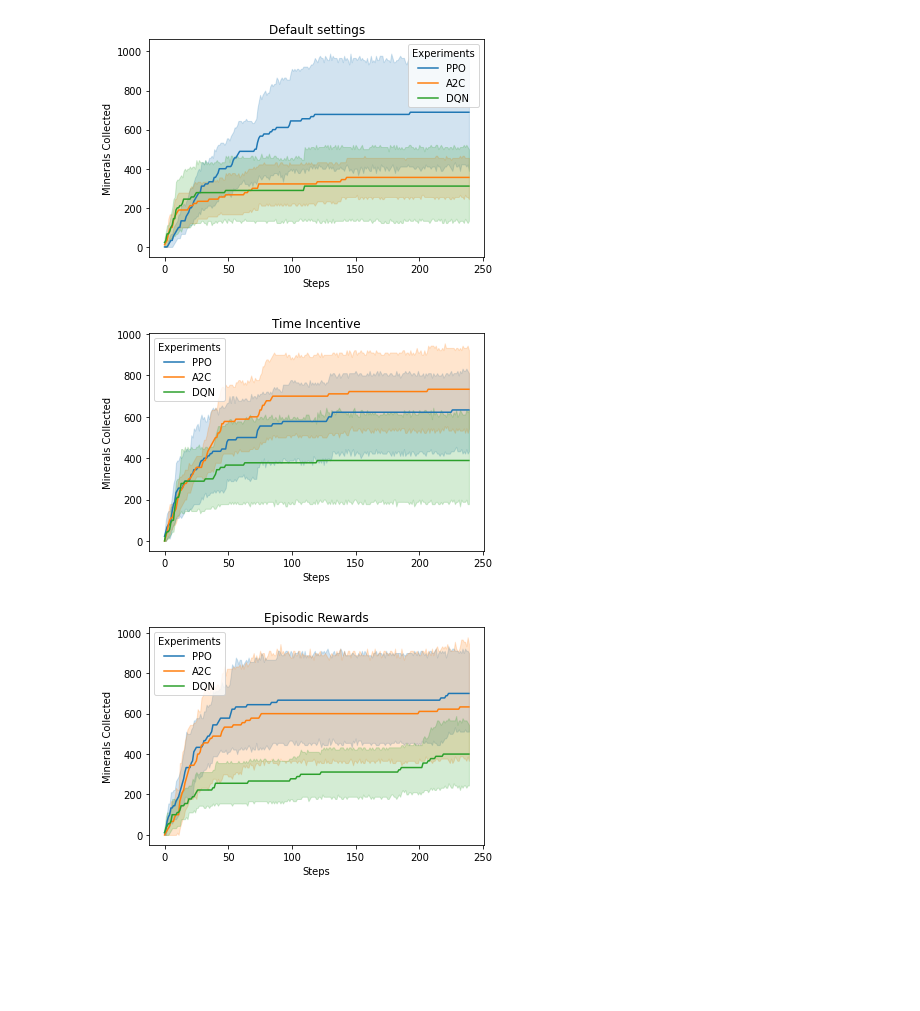
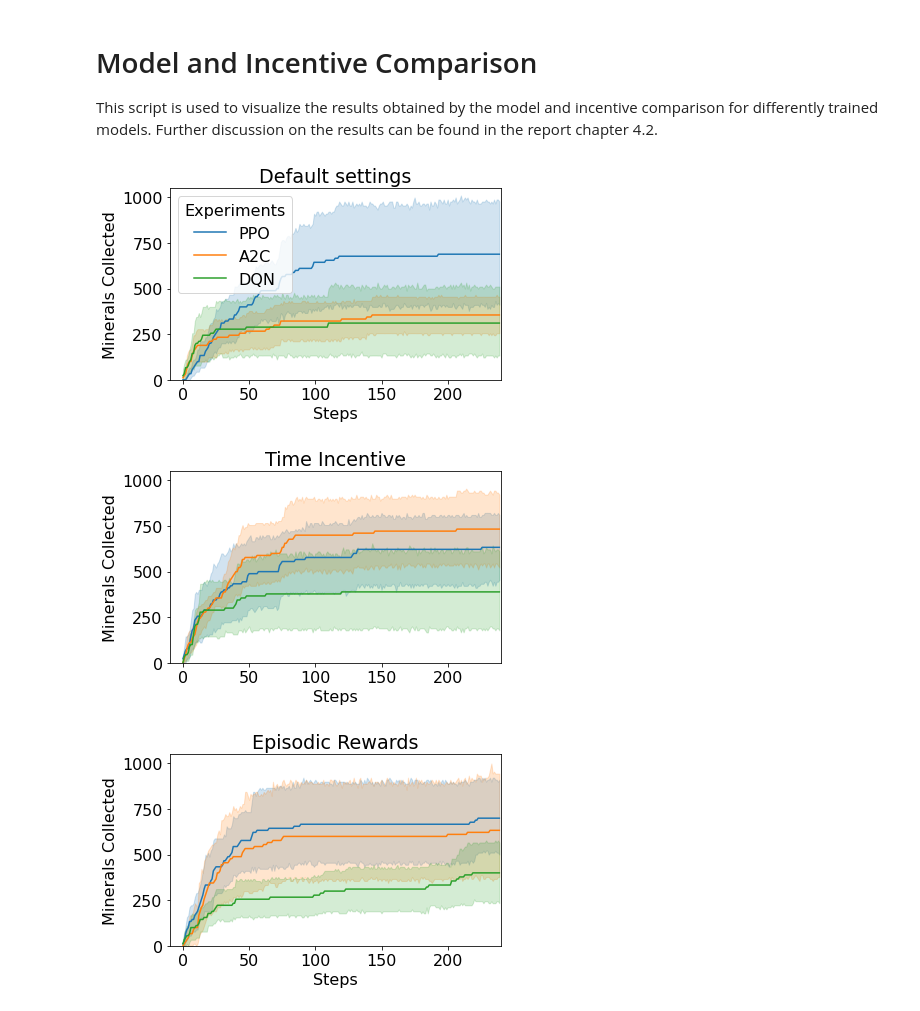
Before and after one commit to yubryanj/Complex-Social-Systems-PySC2, a Jupyter notebook: data/step_rewards/plot.ipynb, the cells around one changed output. Cells and saved outputs as stored; diff of their text form; code cells hidden in the pictures; blank space fills up the shorter version.

Commit message:
adapt plot notebook

```diff
--- a/data/step_rewards/plot.ipynb
+++ b/data/step_rewards/plot.ipynb
@@ -1,12 +1,17 @@
 # %%
-!python -m pip install seaborn
+#!python -m pip install seaborn
 import numpy as np
 import os
 import pandas as pd
 import matplotlib.pyplot as plt
 import seaborn as sns
+
+plt.rcParams.update({'font.size': 16})
+# %% [markdown]
+# Model and Incentive Comparison
+This script is used to visualize the results obtained by the model and incentive comparison for differently trained models. Further discussion on the results can be found in the report chapter 4.2.
 # %%
-def generate_plot(files,title):
+def generate_plot(files,title, show_legend=False):
     results = pd.read_csv(files[0]).T
     results['step'] = range(results.shape[0])
 
@@ -24,25 +29,32 @@ def generate_plot(files,title):
 
     df.columns = ['step','PPO','A2C','DQN']
 
-    plt = sns.lineplot(x='step', y='value', hue='variable',
+    fig = sns.lineplot(x='step', y='value', hue='variable',
                 data=pd.melt(df, ['step'])
                   )
-    plt.set_title(title)
-    plt.set(xlabel='Steps')
-    plt.set(ylabel='Minerals Collected')
-    plt.legend(title='Experiments')
-
-    fig = plt.get_figure()
-    fig.savefig(f'{title}.png')
+    fig.set_title(title)
+    fig.set(xlabel='Steps')
+    fig.set(ylabel='Minerals Collected')
+    fig.set_ylim([0,1050])
+    fig.set_xlim([-10,240])
+    if show_legend:
+        fig.legend(title='Experiments')
+    else:
+        fig.get_legend().remove()
+    plt.tight_layout()
+    fig = fig.get_figure()
+    title = title.replace('\n', '')
+    title = title.replace('&', 'and')
+    fig.savefig(f'{title}.pdf')
 # %%
 files = ['experiment_1_PPO_step_results.csv',
          'experiment_2_A2C_step_results.csv',
          'experiment_3_DQN_step_results.csv'
         ]
 
-generate_plot(files,'Default settings')
+generate_plot(files,'Default settings', show_legend=True)
 # %% [output]
-[figure, old version]
+[figure, new version]
 # %%
 files = ['experiment_4_PPO_step_results.csv',
          'experiment_5_A2C_step_results.csv',
@@ -50,7 +62,7 @@ files = ['experiment_4_PPO_step_results.csv',
         ]
 generate_plot(files,'Time Incentive')
 # %% [output]
-[figure, old version]
+[figure, new version]
 # %%
 files = ['experiment_7_PPO_step_results.csv',
          'experiment_8_A2C_step_results.csv',
@@ -58,7 +70,7 @@ files = ['experiment_7_PPO_step_results.csv',
         ]
 generate_plot(files,'Episodic Rewards')
 # %% [output]
-[figure, old version]
+[figure, new version]
 # %%
 files = ['experiment_10_PPO_step_results.csv',
          'experiment_11_A2C_step_results.csv',
```
Also changed, not shown: parts of 6 cells of this notebook.
